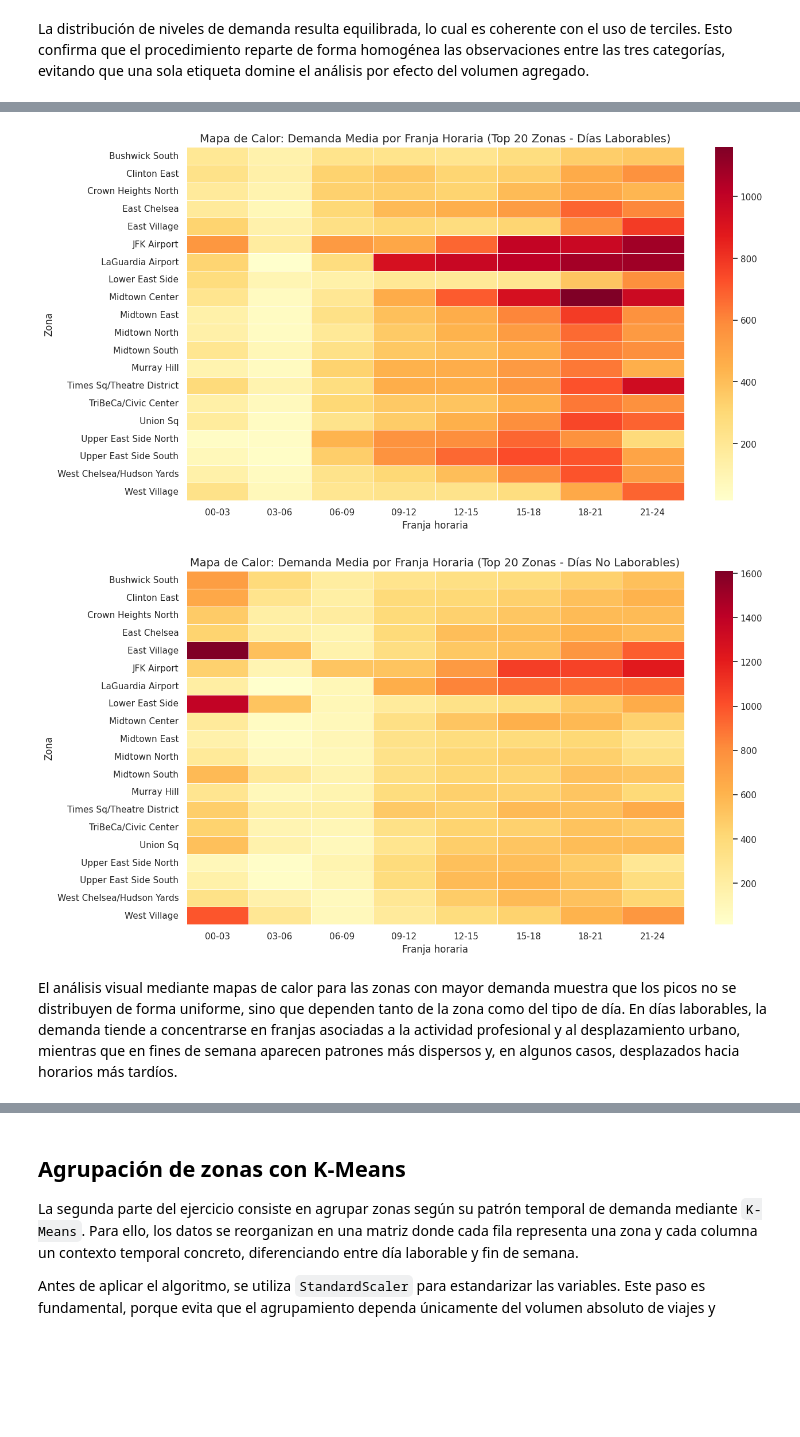
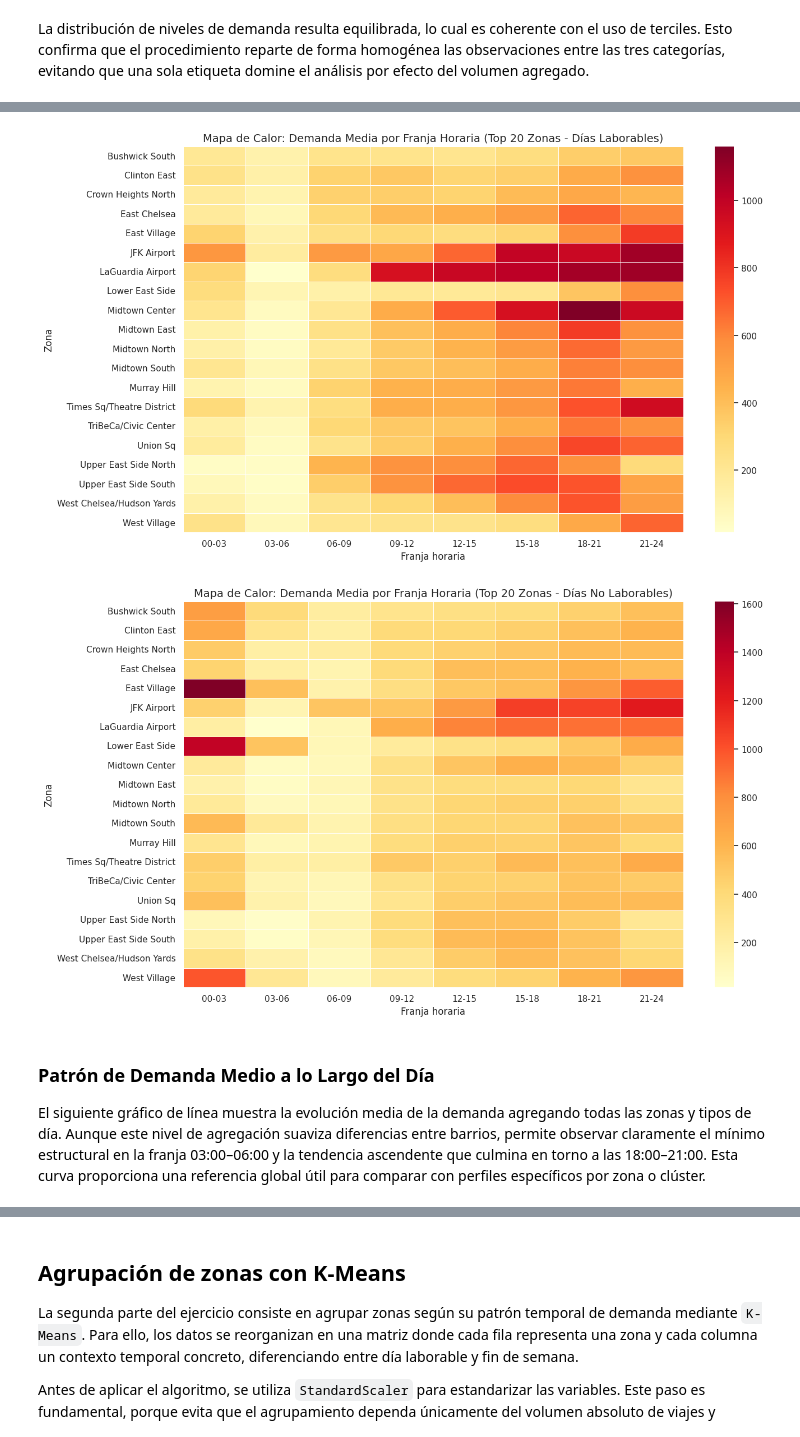
Before and after one commit to maritriv/Grupo-PD2---Transporte-NYC, a Jupyter notebook: notebooks/ex1c_analisis_demanda.ipynb, the cells around one changed output, grey strips where cells are left out. Drawn from its saved outputs; the diff is of its cells as text; code cells hidden in the pictures; blank space fills up the shorter version.

```diff
--- a/notebooks/ex1c_analisis_demanda.ipynb
+++ b/notebooks/ex1c_analisis_demanda.ipynb
@@ -71,6 +73,9 @@ df["time_context"] = np.where(
     "W " + df["hour_range"]
 )
 
+# Etiqueta legible del tipo de día (se usa en varios gráficos)
+df['Tipo_Dia'] = df['is_weekend'].map({0: 'Laborable', 1: 'Fin de Semana'})
+
 display(df[["hour_block_3h", "hour_range", "time_context"]].drop_duplicates().head())
 # %% [output]
 |  | hour_block_3h | hour_range | time_context |
@@ -113,26 +165,23 @@ Una vez construida la variable temporal interpretable, el análisis explora cóm
 # %%
 # 1. Identificar las 20 zonas con más viajes en promedio
 top_zonas = df.groupby('Zone')['avg_trips'].sum().nlargest(20).index
 
-# 2. Filtrar el dataframe solo para esas zonas y días laborables (is_weekend == False)
+# --- Heatmap: Días Laborables ---
 df_top = df[(df['Zone'].isin(top_zonas)) & (df['is_weekend'] == False)]
-
-# 3. Crear una tabla pivote para el Heatmap (Filas: Zonas, Columnas: Franjas Horarias)
 pivot_demanda = df_top.pivot(index='Zone', columns='hour_range', values='avg_trips')
 
 plt.figure(figsize=(14, 8))
 sns.heatmap(pivot_demanda, cmap="YlOrRd", annot=False, linewidths=.5)
 plt.title("Mapa de Calor: Demanda Media por Franja Horaria (Top 20 Zonas - Días Laborables)", fontsize=14)
 plt.ylabel("Zona")
 plt.xlabel("Franja horaria")
+plt.tight_layout()
 plt.show()
 # %% [output]
-[figure, old version]
+[figure, new version]
 # %%
-# 2. Filtrar el dataframe solo para esas zonas y días no laborables (is_weekend == True)
+# --- Heatmap: Días No Laborables ---
 df_top = df[(df['Zone'].isin(top_zonas)) & (df['is_weekend'] == True)]
-
-# 3. Crear una tabla pivote para el Heatmap (Filas: Zonas, Columnas: Franjas Horarias)
 pivot_demanda = df_top.pivot(index='Zone', columns='hour_range', values='avg_trips')
 
 plt.figure(figsize=(14, 8))
@@ -140,11 +189,14 @@ sns.heatmap(pivot_demanda, cmap="YlOrRd", annot=False, linewidths=.5)
 plt.title("Mapa de Calor: Demanda Media por Franja Horaria (Top 20 Zonas - Días No Laborables)", fontsize=14)
 plt.ylabel("Zona")
 plt.xlabel("Franja horaria")
+plt.tight_layout()
 plt.show()
 # %% [output]
-[figure, old version]
+[figure, new version]
-# %% [markdown]
-El análisis visual mediante mapas de calor para las zonas con mayor demanda muestra que los picos no se distribuyen de forma uniforme, sino que dependen tanto de la zona como del tipo de día. En días laborables, la demanda tiende a concentrarse en franjas asociadas a la actividad profesional y al desplazamiento urbano, mientras que en fines de semana aparecen patrones más dispersos y, en algunos casos, desplazados hacia horarios más tardíos.
+# %% [markdown]
+### Patrón de Demanda Medio a lo Largo del Día
+
+El siguiente gráfico de línea muestra la evolución media de la demanda agregando todas las zonas y tipos de día. Aunque este nivel de agregación suaviza diferencias entre barrios, permite observar claramente el mínimo estructural en la franja 03:00–06:00 y la tendencia ascendente que culmina en torno a las 18:00–21:00. Esta curva proporciona una referencia global útil para comparar con perfiles específicos por zona o clúster.
 # %%
 df_time = df.groupby("hour_range")["avg_trips"].mean().reset_index()
 
```
Also changed, not shown: parts of 24 cells of this notebook, 3 other files.
